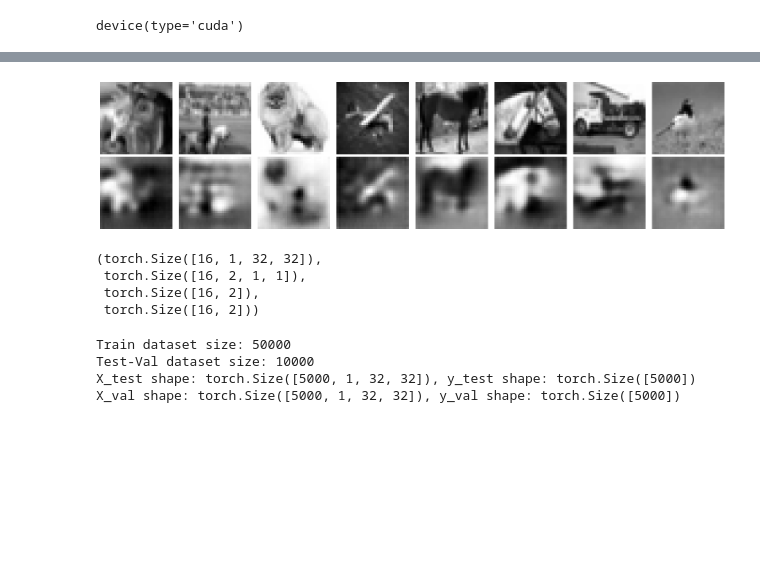
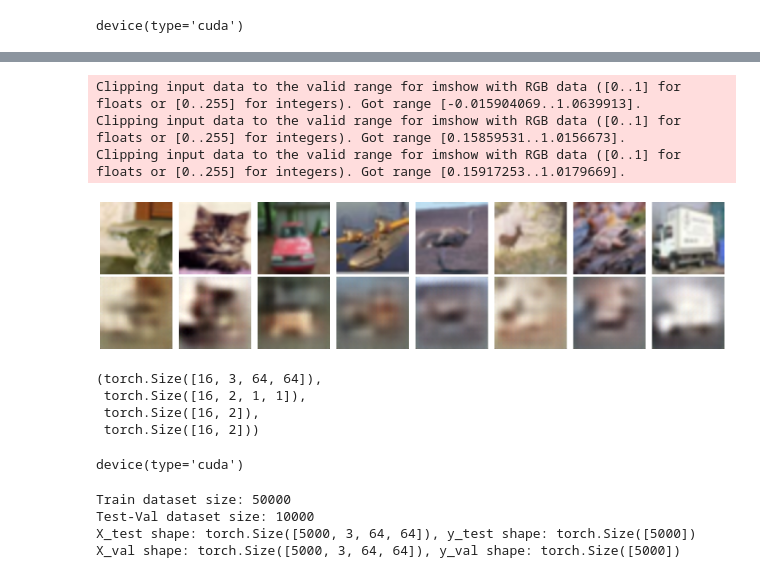
Before and after one commit to thmaz/encoders, a Jupyter notebook: encoders.ipynb, the cells around one changed output, grey strips where cells are left out. Cells and saved outputs as stored; diff of their text form; code cells hidden in the pictures; blank space fills up the shorter version.

```diff
--- a/encoders.ipynb
+++ b/encoders.ipynb
@@ -34,25 +24,25 @@ class Encoder(nn.Module):
 
         # (input)1->64, 64->128, 128->256, 256->512, 512->z_space
         self.net = nn.Sequential(
-            nn.Conv2d(1, 64, kernel_size=3, stride=2, padding=1, bias=False),
+            nn.Conv2d(3, 64, kernel_size=3, stride=2, padding=1, bias=False),
             nn.BatchNorm2d(64, affine=True),
-            nn.ReLU(inplace=True),
-            nn.Dropout(p=0.3),
+            nn.LeakyReLU(0.2, inplace=True),
+            nn.Dropout(p=0.2),
 
             nn.Conv2d(64, 128, kernel_size=3, stride=2, padding=1, bias=False),
             nn.BatchNorm2d(128, affine=True),
-            nn.ReLU(inplace=True),
-            nn.Dropout(p=0.3),
+            nn.LeakyReLU(0.2, inplace=True),
+            nn.Dropout(p=0.2),
 
             nn.Conv2d(128, 256, kernel_size=3, stride=2, padding=1, bias=False),
             nn.BatchNorm2d(256, affine=True),
-            nn.ReLU(inplace=True),
-            nn.Dropout(p=0.3),
+            nn.LeakyReLU(0.2, inplace=True),
+            nn.Dropout(p=0.2),
 
             nn.Conv2d(256, 512, kernel_size=3, stride=2, padding=1, bias=False),
             nn.BatchNorm2d(512, affine=True),
-            nn.ReLU(inplace=True),
-            nn.Dropout(p=0.3),
+            nn.LeakyReLU(0.2, inplace=True),
+            nn.Dropout(p=0.2),
 
             nn.Conv2d(512, z_space, kernel_size=3, stride=2, padding=0, bias=False)
         )
@@ -129,13 +102,23 @@ RuntimeError: Calculated padded input size per channel: (2 x 2). Kernel size: (3
 # %%
 transform = transforms.Compose([
-    transforms.Grayscale(num_output_channels=1),
-    transforms.Resize(32),
+    #transforms.Grayscale(num_output_channels=1),
+    transforms.Resize(64),
     transforms.ToTensor(),
-    transforms.Normalize(mean=[0.5], std=[0.5]),
+    #transforms.Normalize(mean=[0.5], std=[0.5]),
 ])
+# %%
+'''Adjustable constants'''
+EPOCHS = 30
+BATCH_SIZE = 256
+LEARNING_RATE = 0.03
+LEARNING_RATE_GAMMA = 0.9
+
+Z_DIM = 256
+
+NUM_WORKERS = 4
 # %%
-train_dir = 'data/cifar10_full/train'
-test_dir = 'data/cifar10_full/test'
+train_dir = 'data/cifar10/train'
+test_dir = 'data/cifar10/test'
 
 train_dataset = datasets.ImageFolder(train_dir, transform=transform)
 testval_dataset = datasets.ImageFolder(test_dir, transform=transform)
@@ -253,23 +234,27 @@ plt.show()
 # %%
 generator.eval()
 with torch.no_grad():
     _, recon = generator(X_val[:8].to(DEVICE))
 
 recon = recon.cpu().squeeze().numpy()
 original = X_val[:8].squeeze().numpy()
 
 fig, axs = plt.subplots(2, 8, figsize=(16, 4))
 for i in range(8):
-    axs[0, i].imshow(original[i], cmap='gray')
+    axs[0, i].imshow(np.transpose(original[i], (1, 2, 0)))
     axs[0, i].axis('off')
-    axs[1, i].imshow(recon[i], cmap='gray')
+    axs[1, i].imshow(np.transpose(recon[i], (1, 2, 0)))
     axs[1, i].axis('off')
+
 axs[0, 0].set_ylabel("Original", fontsize=12)
 axs[1, 0].set_ylabel("Reconstructed", fontsize=12)
 plt.tight_layout()
 plt.show()
 # %% [output]
+Clipping input data to the valid range for imshow with RGB data ([0..1] for floats or [0..255] for integers). Got range [-0.015904069..1.0639913].
+Clipping input data to the valid range for imshow with RGB data ([0..1] for floats or [0..255] for integers). Got range [0.15859531..1.0156673].
+Clipping input data to the valid range for imshow with RGB data ([0..1] for floats or [0..255] for integers). Got range [0.15917253..1.0179669].
-[figure, old version]
+[figure, new version]
 # %%
 class VAE(nn.Module):
     def __init__(self, z_space: int):
@@ -299,12 +284,25 @@ class VAE(nn.Module):
 
         return y, z, mu, log_var
 # %%
-x = torch.randn(16, 1, 32, 32)
+x = torch.randn(16, 3, 64, 64)
 g = VAE(z_space=2)
 y, z, mu, log_var = g(x)
 y.shape, z.shape, mu.shape, log_var.shape
 # %% [output]
-(torch.Size([16, 1, 32, 32]),
+(torch.Size([16, 3, 64, 64]),
  torch.Size([16, 2, 1, 1]),
  torch.Size([16, 2]),
  torch.Size([16, 2]))
+# %%
+EPOCHS = 20
+BATCH_SIZE = 256
+LEARNING_RATE = 0.03
+LEARNING_RATE_GAMMA = 0.85
+
+# Model constants
+Z_DIM = 256
+LAMBDA_REC_ERR = 1
+NUM_WORKERS = 4
+DEVICE
+# %% [output]
+device(type='cuda')
@@ -311,6 +316,6 @@ y.shape, z.shape, mu.shape, log_var.shape
 # %%
-train_dir = 'data/cifar10_full/train'
-test_dir = 'data/cifar10_full/test'
+train_dir = 'data/cifar10/train'
+test_dir = 'data/cifar10/test'
 
 train_dataset = datasets.ImageFolder(train_dir, transform=transform)
 testval_dataset = datasets.ImageFolder(test_dir, transform=transform)
@@ -339,5 +344,5 @@ print(f"X_val shape: {X_val.shape}, y_val shape: {y_val.shape}")
 # %% [output]
 Train dataset size: 50000
 Test-Val dataset size: 10000
-X_test shape: torch.Size([5000, 1, 32, 32]), y_test shape: torch.Size([5000])
-X_val shape: torch.Size([5000, 1, 32, 32]), y_val shape: torch.Size([5000])
+X_test shape: torch.Size([5000, 3, 64, 64]), y_test shape: torch.Size([5000])
+X_val shape: torch.Size([5000, 3, 64, 64]), y_val shape: torch.Size([5000])
```
Also changed, not shown: parts of 13 cells of this notebook.
